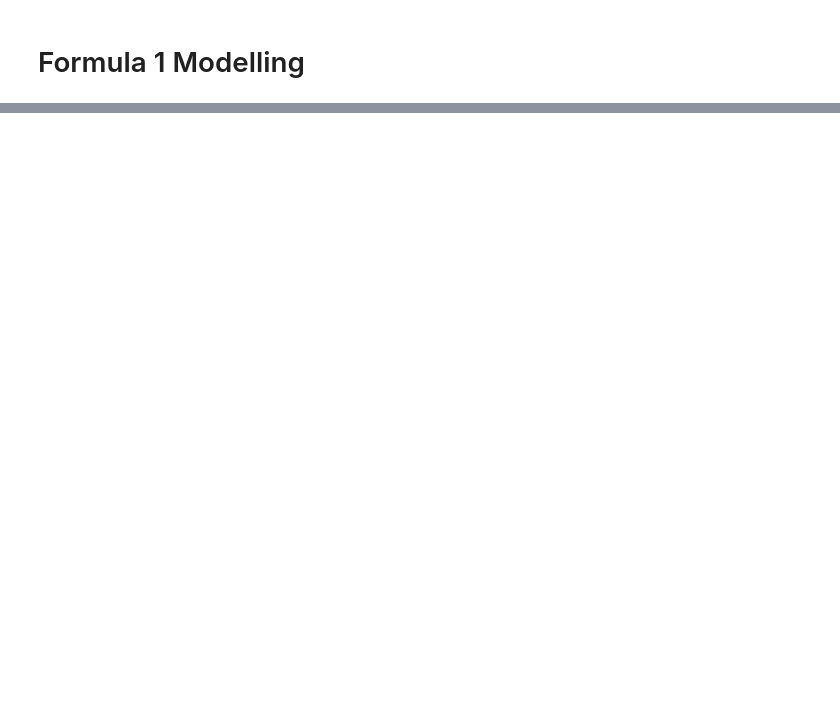
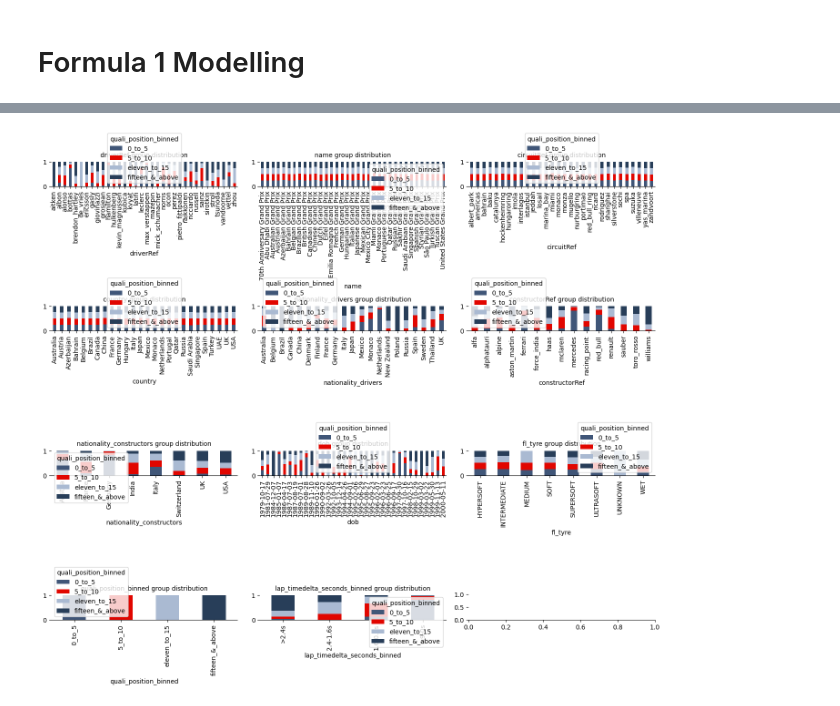
Before and after one commit to bensail-ai/Formula1_prediction, a Jupyter notebook: 6_Formula1_Modelling.ipynb, the cells around one changed output, grey strips where cells are left out. Saved outputs shown, nothing was run; the diff lists cells and outputs as text; code cells hidden in the pictures; blank space fills up the shorter version.

```diff
--- a/6_Formula1_Modelling.ipynb
+++ b/6_Formula1_Modelling.ipynb
@@ -107,0 +62,11 @@ test
+# %%
+display_df=qualify_df.copy()
+display_df.dropna(inplace=True)
+# %%
+display_df = convert_object_to_float(display_df)
+# %%
+display_df = engineer_target_bin(display_df)
+# %%
+plot_categorical_cols_by_dim(display_df,'quali_position_binned',columns=3)
+# %% [output]
+[figure, added]
```
Also changed, not shown: parts of 54 cells of this notebook, 8 other files.
